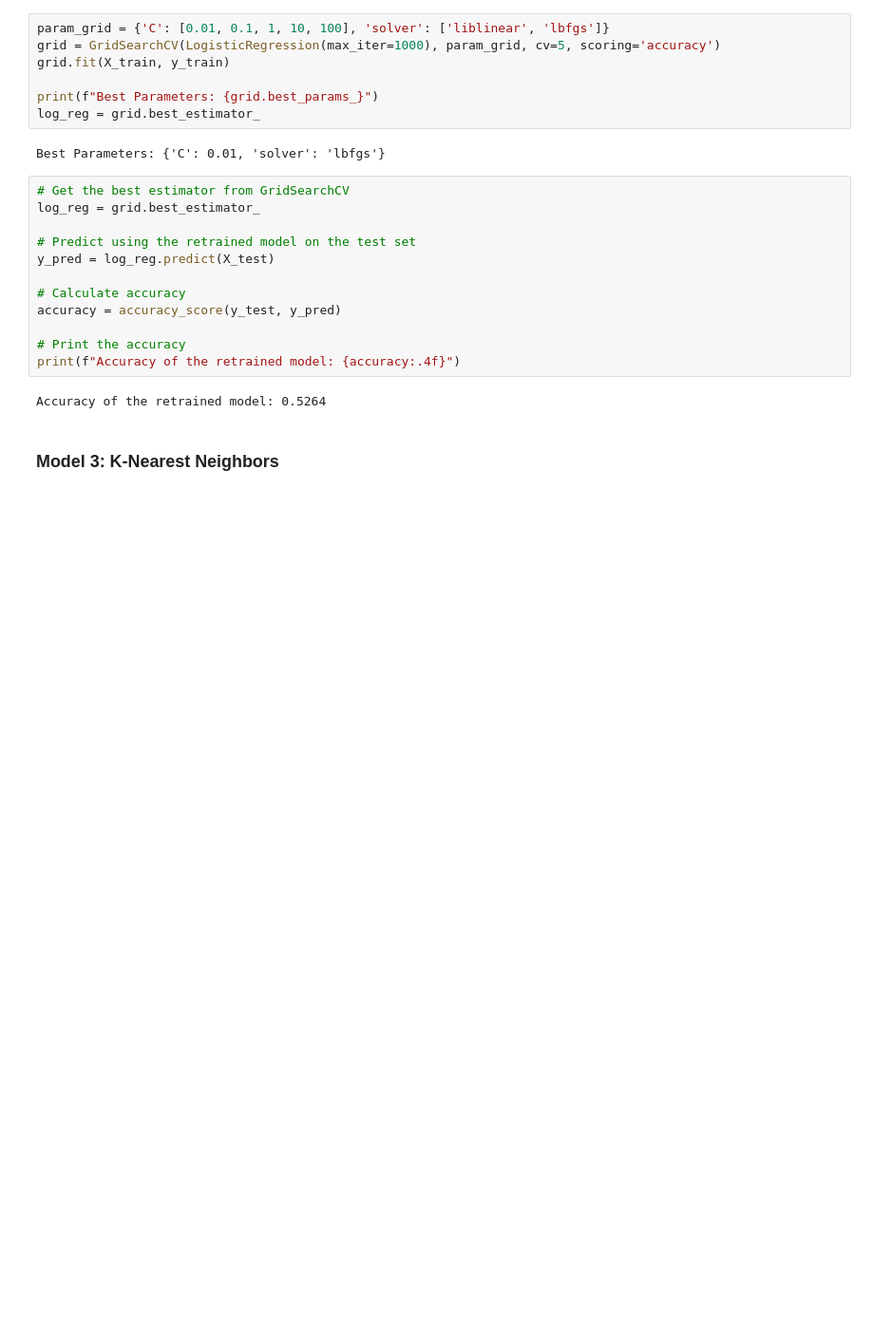
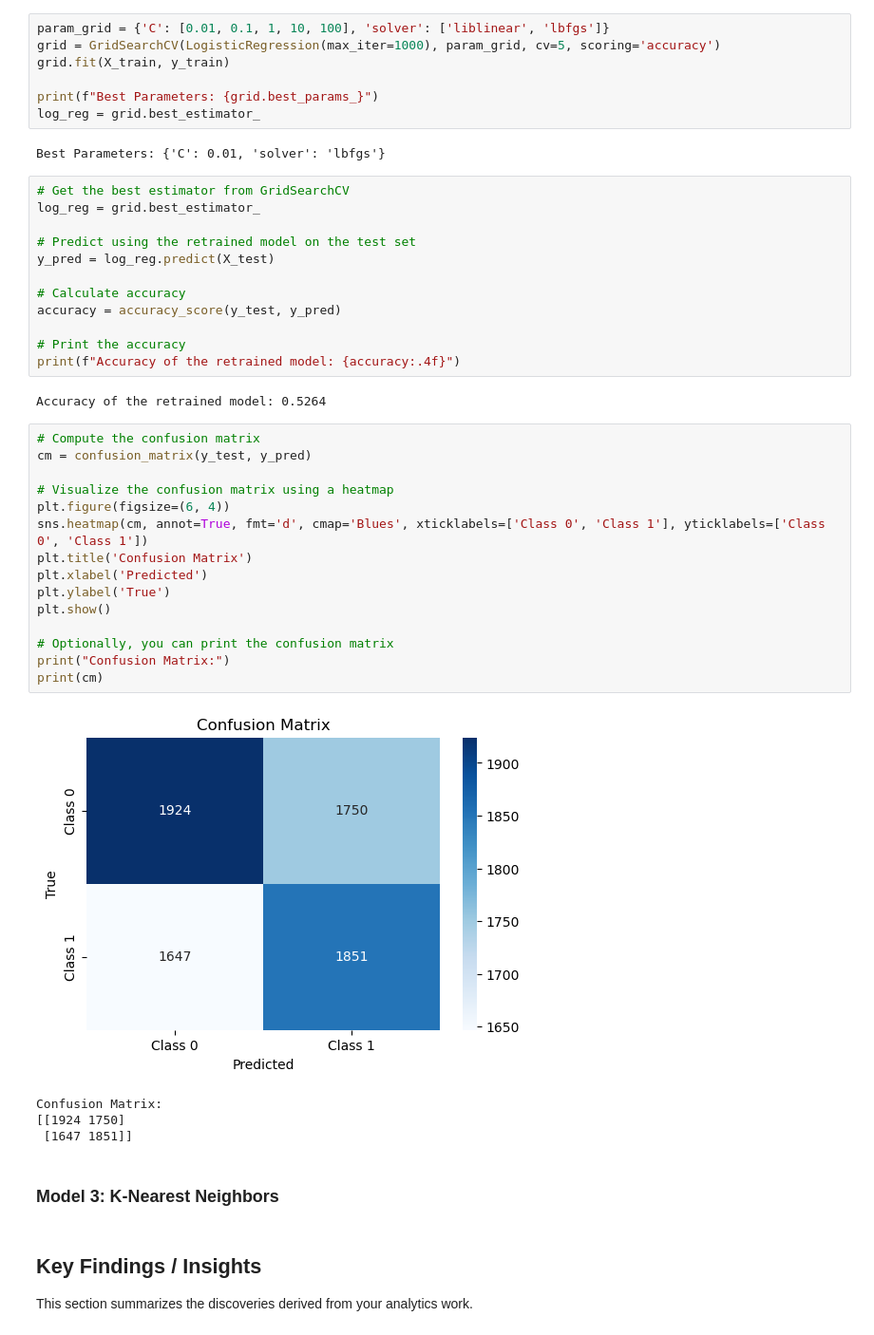
Before and after one commit to JacyNateLiu/SOLLDA-Final-Notebook, a Jupyter notebook: SOLLDA1.ipynb, the cells around one changed output. Shown at 95% size. Cells and saved outputs as stored; diff of their text form; blank space fills up the shorter version.

```diff
--- a/SOLLDA1.ipynb
+++ b/SOLLDA1.ipynb
@@ -1076,5 +1096,29 @@ accuracy = accuracy_score(y_test, y_pred)
 print(f"Accuracy of the retrained model: {accuracy:.4f}")
 # %% [output]
 Accuracy of the retrained model: 0.5264
+# %%
+# Compute the confusion matrix
+cm = confusion_matrix(y_test, y_pred)
+
+# Visualize the confusion matrix using a heatmap
+plt.figure(figsize=(6, 4))
+sns.heatmap(cm, annot=True, fmt='d', cmap='Blues', xticklabels=['Class 0', 'Class 1'], yticklabels=['Class 0', 'Class 1'])
+plt.title('Confusion Matrix')
+plt.xlabel('Predicted')
+plt.ylabel('True')
+plt.show()
+
+# Optionally, you can print the confusion matrix
+print("Confusion Matrix:")
+print(cm)
+# %% [output]
+[figure, added]
+Confusion Matrix:
+[[1924 1750]
+ [1647 1851]]
 # %% [markdown]
 ### **Model 3: K-Nearest Neighbors**
+# %% [markdown]
+## Key Findings / Insights
+
+This section summarizes the discoveries derived from your analytics work.
```
Also changed, not shown: parts of 1 cell of this notebook.
